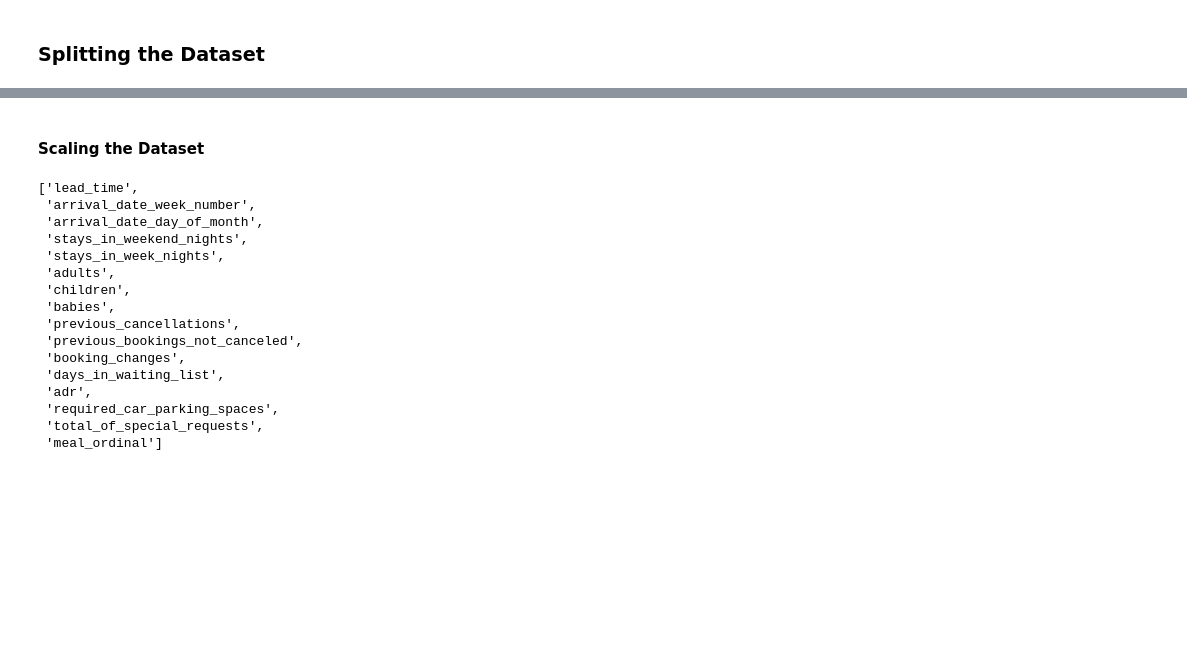
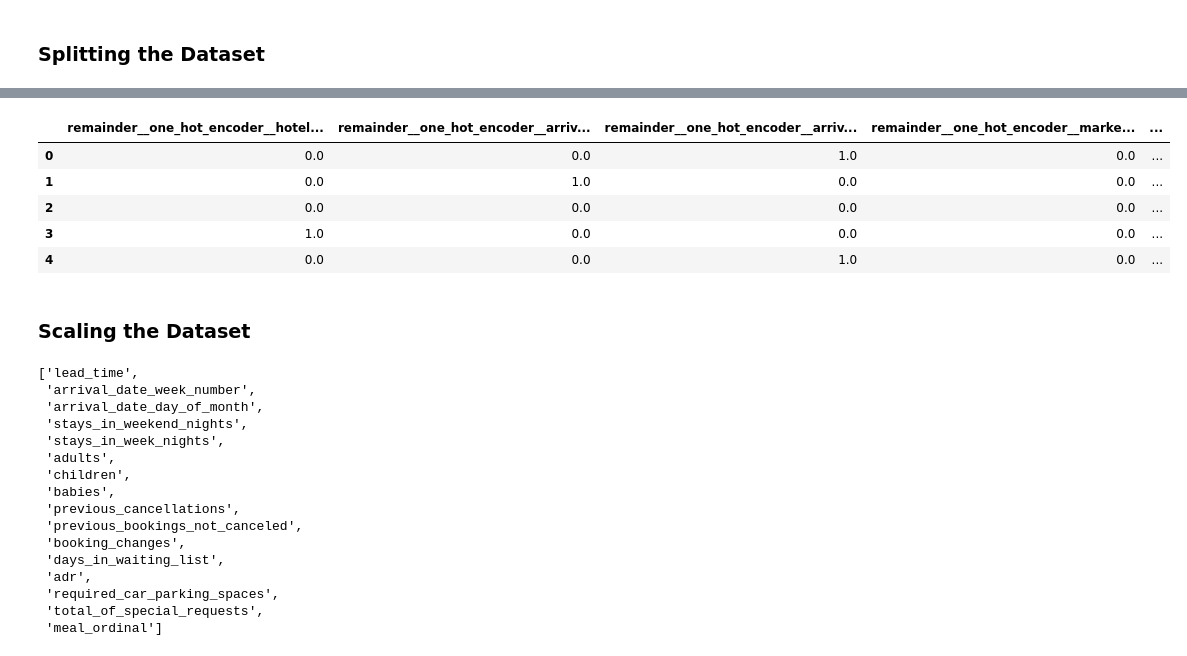
Before and after one commit to yusufkurubacak/Booking-Cancellation-Prediction, a Jupyter notebook: notebook.ipynb, the cells around one changed output, grey strips where cells are left out. Drawn from its saved outputs; the diff is of its cells as text; code cells hidden in the pictures; blank space fills up the shorter version.

Commit message:
Created pipeline

```diff
--- a/notebook.ipynb
+++ b/notebook.ipynb
@@ -542,0 +556,6 @@ print(X_train.shape,X_test.shape,y_train.shape,y_test.shape)
+# %%
+pipeline = Pipeline([('ct',ct),('ct2',ct2)])
+# %%
+pipeline = pipeline.fit(X_train,y_train)
+# %%
+X_train_out = pipeline.transform(X_train)
@@ -542,0 +564,2 @@ print(X_train.shape,X_test.shape,y_train.shape,y_test.shape)
+# %%
+X_train = pd.DataFrame(X_train_out, columns=pipeline.get_feature_names_out())
@@ -543,5 +568,14 @@ print(X_train.shape,X_test.shape,y_train.shape,y_test.shape)
+# %%
+X_train.head()
+# %% [output]
+|  | remainder__one_hot_encoder__hotel... | remainder__one_hot_encoder__arriv... | remainder__one_hot_encoder__arriv... | remainder__one_hot_encoder__marke... | ... |
+| 0 | 0.0 | 0.0 | 1.0 | 0.0 | ... |
+| 1 | 0.0 | 1.0 | 0.0 | 0.0 | ... |
+| 2 | 0.0 | 0.0 | 0.0 | 0.0 | ... |
+| 3 | 1.0 | 0.0 | 0.0 | 0.0 | ... |
+| 4 | 0.0 | 0.0 | 1.0 | 0.0 | ... |
 # %% [markdown]
-#### Scaling the Dataset
+### Scaling the Dataset
 # %%
 from sklearn.preprocessing import MinMaxScaler
 # %%
```
Also changed, not shown: parts of 25 cells of this notebook.
